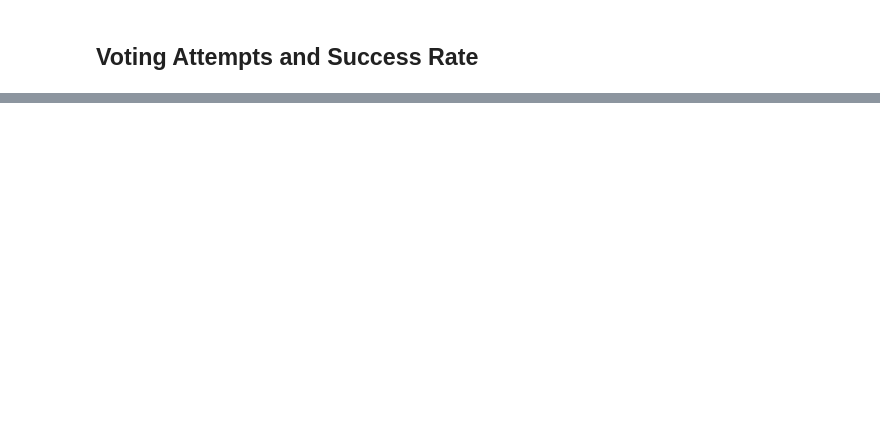
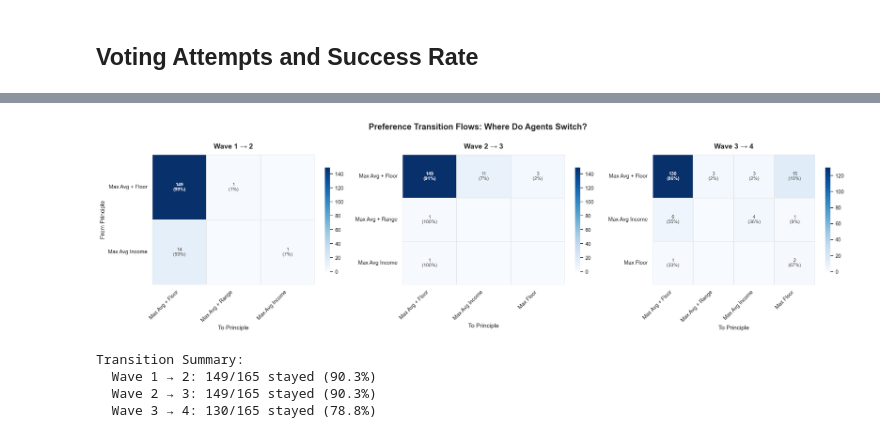
Before and after one commit to Lucas-Mueller/Rawls_v3, a Jupyter notebook: hypothesis_testing/hypothesis_1/hypothesis1_descriptive_analysis.ipynb, the cells around one changed output, grey strips where cells are left out. Drawn from its saved outputs; the diff is of its cells as text; code cells hidden in the pictures; blank space fills up the shorter version.

```diff
--- a/hypothesis_testing/hypothesis_1/hypothesis1_descriptive_analysis.ipynb
+++ b/hypothesis_testing/hypothesis_1/hypothesis1_descriptive_analysis.ipynb
@@ -556,0 +801,72 @@ if not rank_distribution.empty:
+# %%
+# VISUALIZATION: Transition Matrices - Where Do Agents Switch?
+
+def create_transition_matrix(from_col: str, to_col: str) -> pd.DataFrame:
+    """Create transition matrix showing flows between principles."""
+    matrix = pd.crosstab(transition_data[from_col], transition_data[to_col], margins=False)
+    matrix_pct = matrix.div(matrix.sum(axis=1), axis=0) * 100
+    return matrix, matrix_pct
+
+
+transitions = [
+    ("wave1", "wave2", "Wave 1 → 2"),
+    ("wave2", "wave3", "Wave 2 → 3"),
+    ("wave3", "wave4", "Wave 3 → 4")
+]
+
+fig, axes = plt.subplots(1, 3, figsize=FIG_SIZES["triple"])
+
+for ax, (from_wave, to_wave, title) in zip(axes, transitions):
+    matrix_counts, matrix_pct = create_transition_matrix(from_wave, to_wave)
+
+    # Create heatmap with unified colors
+    sns.heatmap(matrix_counts, annot=False, fmt="d", cmap="Blues", ax=ax,
+                cbar=True, linewidths=0.8, linecolor=COLORS["light_gray"],
+                vmin=0, cbar_kws={"shrink": 0.8})
+
+    # Custom annotations
+    for i in range(len(matrix_counts.index)):
+        for j in range(len(matrix_counts.columns)):
+            count = matrix_counts.iloc[i, j]
+            pct = matrix_pct.iloc[i, j]
+
+            if i == j and count > 0:  # Diagonal (stayed)
+                text = f"{int(count)}\n({pct:.0f}%)"
+                weight = "bold"
+                color = "white" if count > matrix_counts.values.max() * 0.6 else COLORS["dark_gray"]
+            elif count > 0:
+                text = f"{int(count)}\n({pct:.0f}%)"
+                weight = "normal"
+                color = "white" if count > matrix_counts.values.max() * 0.6 else COLORS["dark_gray"]
+            else:
+                text = ""
+                weight = "normal"
+                color = COLORS["dark_gray"]
+
+            ax.text(j + 0.5, i + 0.5, text, ha="center", va="center",
+                   fontsize=FONT_SIZES["annotation"]-1, fontweight=weight, color=color)
+
+    ax.set_title(title, fontsize=FONT_SIZES["subtitle"], fontweight="bold", pad=10)
+    ax.set_xlabel("To Principle", fontsize=FONT_SIZES["tick_label"])
+    ax.set_ylabel("From Principle" if ax == axes[0] else "", fontsize=FONT_SIZES["tick_label"])
+    ax.set_xticklabels(ax.get_xticklabels(), rotation=45, ha="right", fontsize=FONT_SIZES["annotation"])
+    ax.set_yticklabels(ax.get_yticklabels(), rotation=0, fontsize=FONT_SIZES["annotation"])
+
+fig.suptitle("Preference Transition Flows: Where Do Agents Switch?",
+             fontsize=FONT_SIZES["title"], fontweight="bold", y=1.00)
+fig.tight_layout()
+plt.show()
+
+# Print insights
+print("\nTransition Summary:")
+for from_wave, to_wave, title in transitions:
+    matrix_counts, _ = create_transition_matrix(from_wave, to_wave)
+    diagonal_sum = sum([matrix_counts.iloc[i, i] for i in range(min(len(matrix_counts), len(matrix_counts.columns)))])
+    total = matrix_counts.values.sum()
+    print(f"  {title}: {diagonal_sum}/{total} stayed ({diagonal_sum/total*100:.1f}%)")
+# %% [output]
+[figure, added]
+Transition Summary:
+  Wave 1 → 2: 149/165 stayed (90.3%)
+  Wave 2 → 3: 149/165 stayed (90.3%)
+  Wave 3 → 4: 130/165 stayed (78.8%)
```
Also changed, not shown: parts of 20 cells of this notebook, 48 other files.
